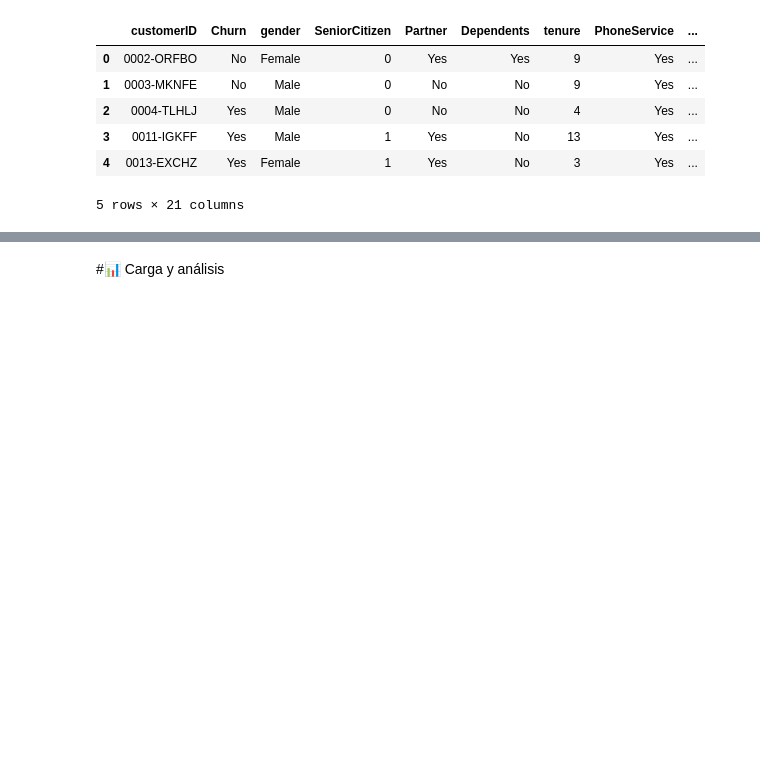
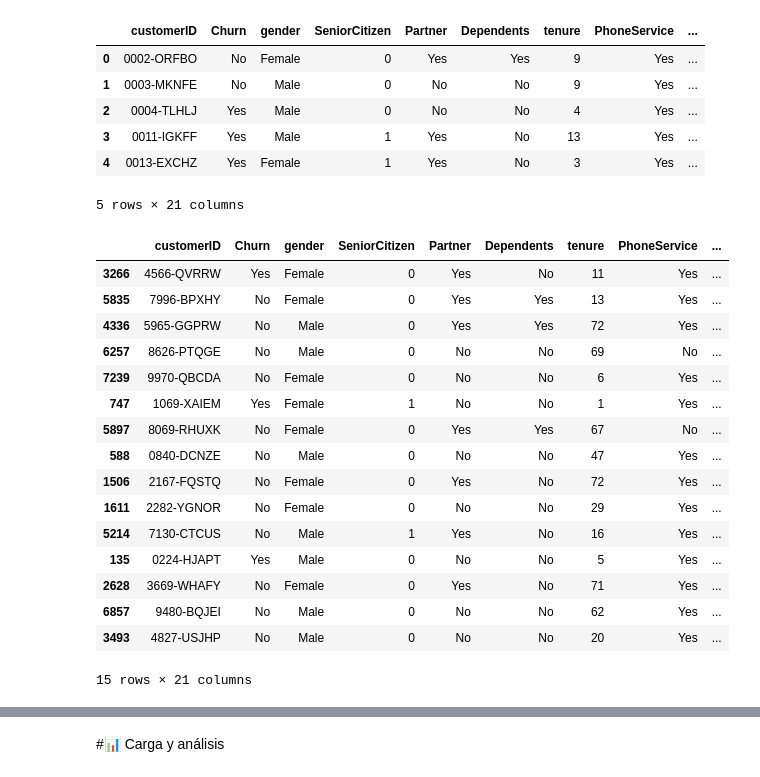
Before and after one commit to AlexTovar31/AlexTovar31, a Jupyter notebook: TelecomX_LATAM.ipynb, the cells around one changed output, grey strips where cells are left out. Cells and saved outputs as stored; diff of their text form; code cells hidden in the pictures; blank space fills up the shorter version.

```diff
--- a/TelecomX_LATAM.ipynb
+++ b/TelecomX_LATAM.ipynb
@@ -216,3 +216,23 @@ import seaborn as sns
 import pandas as pd
 import plotly as py
 import plotly.express as px
+# %%
+telecom.sample(15)
+# %% [output]
+|  | customerID | Churn | gender | SeniorCitizen | Partner | Dependents | tenure | PhoneService | ... |
+| 3266 | 4566-QVRRW | Yes | Female | 0 | Yes | No | 11 | Yes | ... |
+| 5835 | 7996-BPXHY | No | Female | 0 | Yes | Yes | 13 | Yes | ... |
+| 4336 | 5965-GGPRW | No | Male | 0 | Yes | Yes | 72 | Yes | ... |
+| 6257 | 8626-PTQGE | No | Male | 0 | No | No | 69 | No | ... |
+| 7239 | 9970-QBCDA | No | Female | 0 | No | No | 6 | Yes | ... |
+| 747 | 1069-XAIEM | Yes | Female | 1 | No | No | 1 | Yes | ... |
+| 5897 | 8069-RHUXK | No | Female | 0 | Yes | Yes | 67 | No | ... |
+| 588 | 0840-DCNZE | No | Male | 0 | No | No | 47 | Yes | ... |
+| 1506 | 2167-FQSTQ | No | Female | 0 | Yes | No | 72 | Yes | ... |
+| 1611 | 2282-YGNOR | No | Female | 0 | No | No | 29 | Yes | ... |
+| 5214 | 7130-CTCUS | No | Male | 1 | Yes | No | 16 | Yes | ... |
+| 135 | 0224-HJAPT | Yes | Male | 0 | No | No | 5 | Yes | ... |
+| 2628 | 3669-WHAFY | No | Female | 0 | Yes | No | 71 | Yes | ... |
+| 6857 | 9480-BQJEI | No | Male | 0 | No | No | 62 | Yes | ... |
+| 3493 | 4827-USJHP | No | Male | 0 | No | No | 20 | Yes | ... |
+15 rows × 21 columns
```
Also changed, not shown: parts of 3 cells of this notebook.
